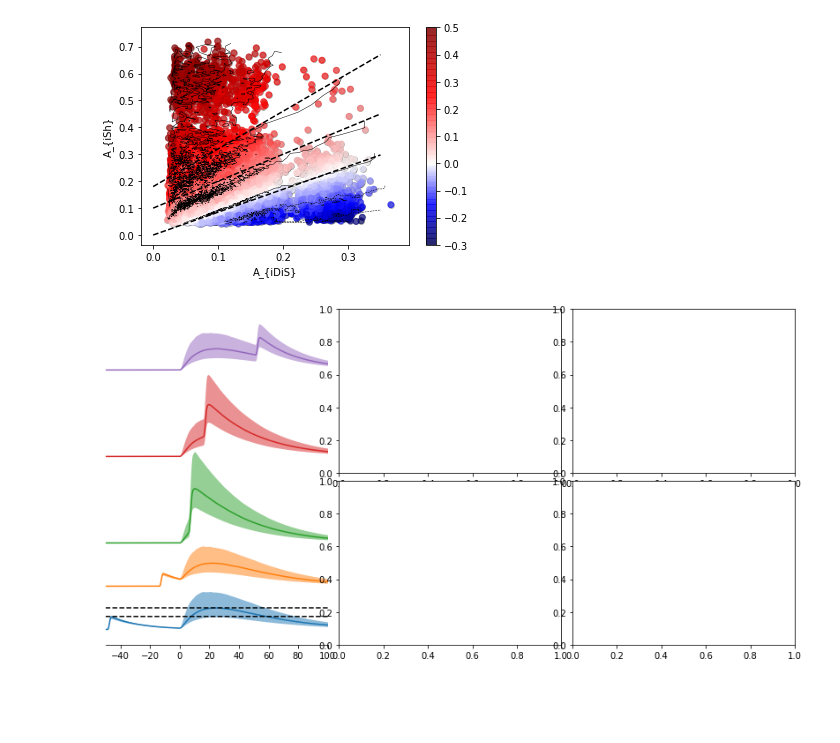
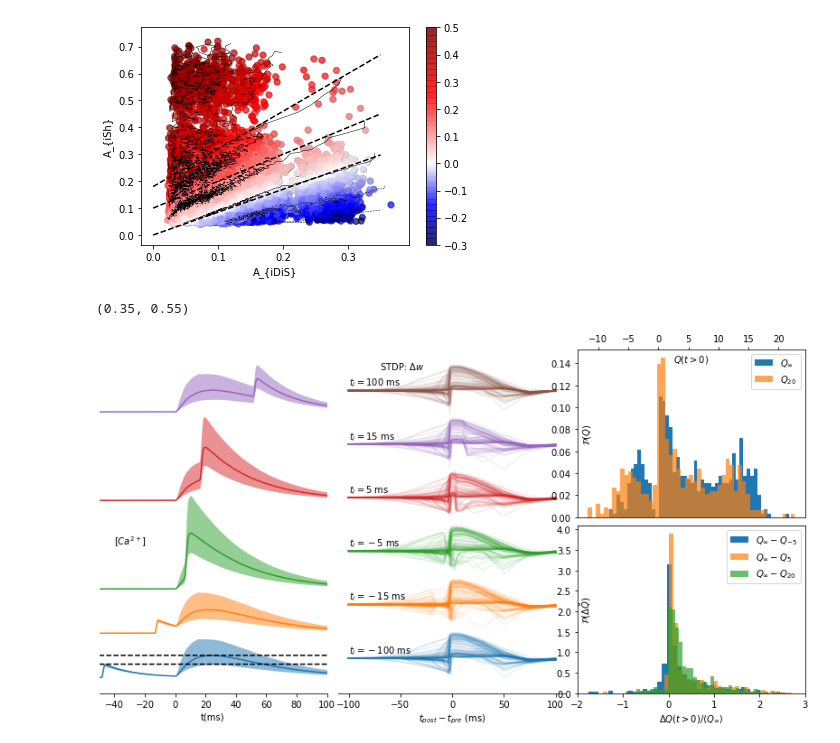
Before and after one commit to p-serna/SpineModel, a Jupyter notebook: Figures paper.ipynb, the cells around one changed output. Saved outputs shown, nothing was run; the diff lists cells and outputs as text; code cells hidden in the pictures; blank space fills up the shorter version.

```diff
--- a/Figures paper.ipynb
+++ b/Figures paper.ipynb
@@ -9,6 +9,8 @@ import matplotlib as mpl
 # %%
 import PIL.Image as Image
 import pickle
+# %%
+rcParams['savefig.pad_inches'] = 0
 # %%
 with open("../SpineModel/dis_baseline.pickle","rb") as f:
     vavg,mes,vtracs,vtracsD,vtracsS,Ctracs = pickle.load(f)
@@ -679,0 +758,14 @@ def stdpalt(wt, dt = 0.05,gd = 300,gp=700, n = 100):
+# %%
+gdf,gpf = 700,1700
+ths = thki[54]
+print(ths)
+def stdp(wt):
+    return(stdpalt(wt,gd=gdf,gp=gpf))
+def wdti(i,th1th2,tinh = 0.0,corrected = False):
+    a = [[fk,fweightsdel[(fk,tinh)][th1th2][0][i],fweightsdel[(fk,tinh)][th1th2][1][i]] for fk in fweightst.keys()]
+    a = array(a)
+    if corrected:
+        a[:,1] = a[:,1]-a[0,1]
+    return(a)
+# %% [output]
+(0.35, 0.55)
@@ -680,33 +858,62 @@ def stdpalt(wt, dt = 0.05,gd = 300,gp=700, n = 100):
+# %%
+sel = permutation(500)
 # %%
 im = Image.open('../distance.png')
 
 fig = figure(figsize=(14,7))
 gs = mpl.gridspec.GridSpec(2, 3,  wspace=0.05, hspace=0.05) # 2x3 grid
 ax0 = fig.add_subplot(gs[:, 0]) # first full col
 
-ax1 = fig.add_subplot(gs[0, 1]) # first row, second col
+ax1 = fig.add_subplot(gs[:, 1]) # first row, second col
 ax2 = fig.add_subplot(gs[0, 2]) # first row, third col
-ax3 = fig.add_subplot(gs[1, 1]) # 2nd row, second col
+#ax3 = fig.add_subplot(gs[1, 1]) # 2nd row, second col
 ax4 = fig.add_subplot(gs[1, 2]) # 2nd row, 3rd col
 
 
 tdelp = [-50,-15,5,15.0,50]
 hi = [0,1,2,4.,6.,7.0]
 t0 = 300
 for i,td in enumerate(tdelp):
     d = fcat[td]
     ax0.plot(d[:,0]-t0,d[:,1]+hi[i])
     ax0.fill_between(d[:,0]-t0,d[:,2]+hi[i],d[:,3]+hi[i],alpha=0.5)
 ax0.set_xlim(250-t0,400-t0)
 ax0.plot(d[:,0]-t0,d[:,0]*0+.5,'k--')
 ax0.plot(d[:,0]-t0,d[:,0]*0+.3,'k--')
-
+ax0.annotate('$[Ca^{2+}]$',xy = (-40,3))
 #ax0.spines['left'].set_position(('data',0.0))
 ax0.spines['left'].set_color('none')
 ax0.spines['top'].set_color('none')
 ax0.spines['right'].set_color('none')
 ax0.yaxis.set_visible(False)
+ax0.set_xlabel('t(ms)')
+ax1.spines['left'].set_color('none')
+ax1.spines['top'].set_color('none')
+ax1.spines['right'].set_color('none')
+ax1.yaxis.set_visible(False)
+stdpsplot(ax1,sel)
+ax1.annotate('STDP: $\Delta w$',xy = (-70,6+-.60))
 
-savefig('f4.png')
+
+h = ax2.hist(chg0[:,0],51,label='$Q_{\infty}$',density=True)
+h = ax2.hist(chg0[:,23],51,label='$Q_{20}$',alpha=0.7,density=True)
+ax2.legend()
+ax2.set_xlabel('$Q(t>0)$')
+ax2.set_ylabel('${\cal P}(Q)$')
+ax2.xaxis.tick_top()
+ax2.yaxis.set_label_coords(0.07,.5)
+ax2.xaxis.set_label_coords(0.5,.98)
+
+sel = chg0[:,0]>-100
+wd = chg0[sel,0].mean()
+h = ax4.hist((chg0[sel,0]-chg0[sel,8])/wd,51,label='$Q_\infty-Q_{-5}$',density=True)
+h = ax4.hist((chg0[sel,0]-chg0[sel,19])/wd,51,label='$Q_\infty-Q_{5}$',alpha=0.7,density=True)
+h = ax4.hist((chg0[sel,0]-chg0[sel,23])/wd,51,label='$Q_\infty-Q_{20}$',alpha=0.7,density=True)
+ax4.set_xlabel('$\Delta Q (t>0)/\langle Q_{\infty}\\rangle$')
+ax4.set_ylabel('${\cal P}(\Delta\\tilde Q)$')
+ax4.yaxis.set_label_coords(0.07,.5)
+ax4.legend()
+ax4.set_xlim(-2,3)
+savefig('f4.png',tight_layout = True)
 # %% [output]
-[figure, old version]
+[figure, new version]
```
Also changed, not shown: parts of 15 cells of this notebook, 16 other files.
